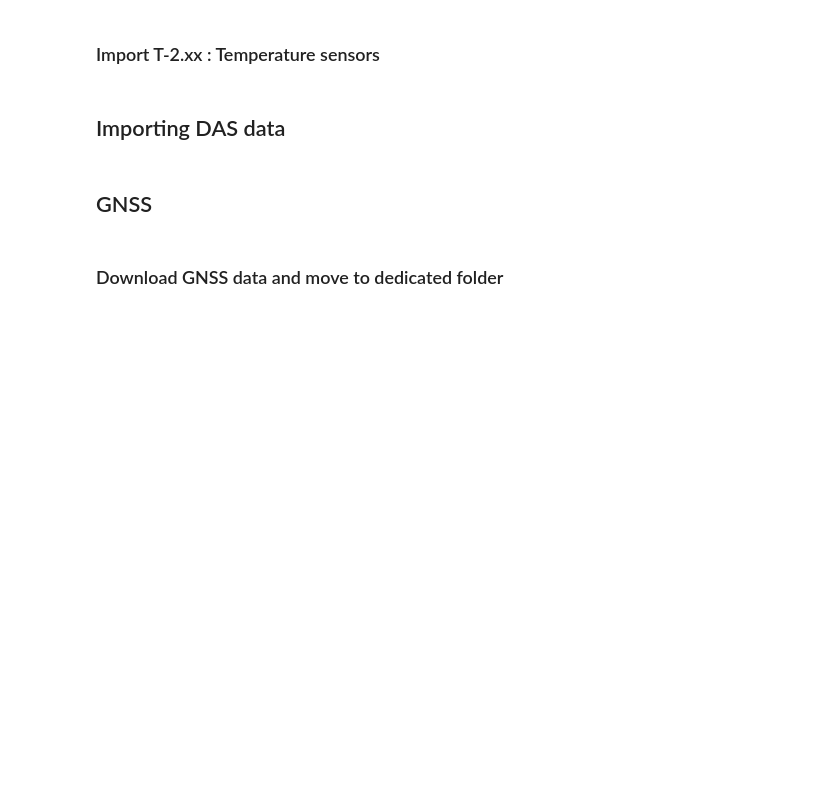
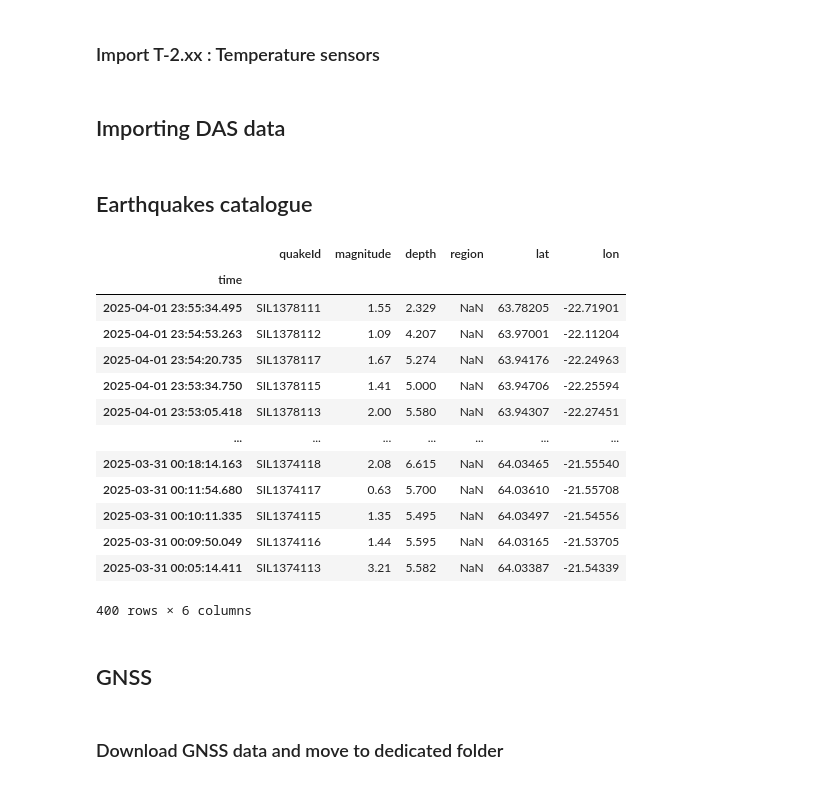
Before and after one commit to jgovoort/FLAME, a Jupyter notebook: Notebooks/FBG/comparison_GNSS_DAS_FBG.ipynb, the cells around one changed output. Saved outputs shown, nothing was run; the diff lists cells and outputs as text; code cells hidden in the pictures; blank space fills up the shorter version.

```diff
--- a/Notebooks/FBG/comparison_GNSS_DAS_FBG.ipynb
+++ b/Notebooks/FBG/comparison_GNSS_DAS_FBG.ipynb
@@ -38,3 +38,5 @@ ds_hor = xr.open_dataset('../../../fbg_data_r/gunnvher_channel_2_fbg_cleaned_10s
 # %%
 das_data = xr.open_dataset('../../../DAS_Caltech/3_das_strain_2025_feb13_may19_proc_ch_2000_2150.h5')
 #das_data = xr.open_dataset('/home/geophysic/jgovoort/fbg_gunnuvher/DAS_Caltech/no_med_strain/3_das_strain_2025-02-13T09:52:17_2025-05-19T00:24:57.h5')
+# %% [markdown]
+## Earthquakes catalogue
@@ -41,3 +45,20 @@ das_data = xr.open_dataset('../../../DAS_Caltech/3_das_strain_2025_feb13_may19_p
+# %%
+imo_eq
+# %% [output]
+|  | quakeId | magnitude | depth | region | lat | lon |
+| time |  |  |  |  |  |  |
+| 2025-04-01 23:55:34.495 | SIL1378111 | 1.55 | 2.329 | NaN | 63.78205 | -22.71901 |
+| 2025-04-01 23:54:53.263 | SIL1378112 | 1.09 | 4.207 | NaN | 63.97001 | -22.11204 |
+| 2025-04-01 23:54:20.735 | SIL1378117 | 1.67 | 5.274 | NaN | 63.94176 | -22.24963 |
+| 2025-04-01 23:53:34.750 | SIL1378115 | 1.41 | 5.000 | NaN | 63.94706 | -22.25594 |
+| 2025-04-01 23:53:05.418 | SIL1378113 | 2.00 | 5.580 | NaN | 63.94307 | -22.27451 |
+| ... | ... | ... | ... | ... | ... | ... |
+| 2025-03-31 00:18:14.163 | SIL1374118 | 2.08 | 6.615 | NaN | 64.03465 | -21.55540 |
+| 2025-03-31 00:11:54.680 | SIL1374117 | 0.63 | 5.700 | NaN | 64.03610 | -21.55708 |
+| 2025-03-31 00:10:11.335 | SIL1374115 | 1.35 | 5.495 | NaN | 64.03497 | -21.54556 |
+| 2025-03-31 00:09:50.049 | SIL1374116 | 1.44 | 5.595 | NaN | 64.03165 | -21.53705 |
+| 2025-03-31 00:05:14.411 | SIL1374113 | 3.21 | 5.582 | NaN | 64.03387 | -21.54339 |
+400 rows × 6 columns
 # %% [markdown]
 ## GNSS
 # %% [markdown]
```
Also changed, not shown: parts of 3 cells of this notebook, 8 other files.
